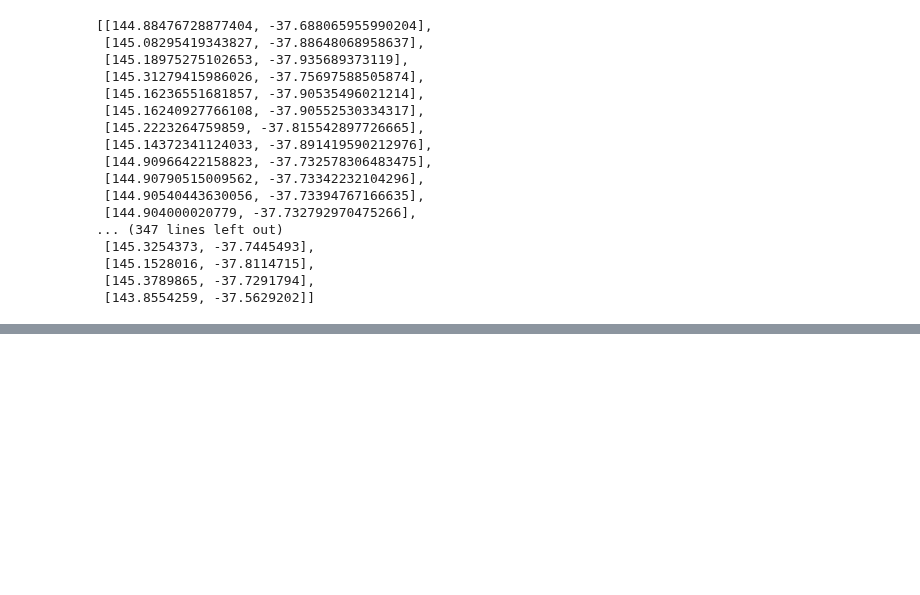
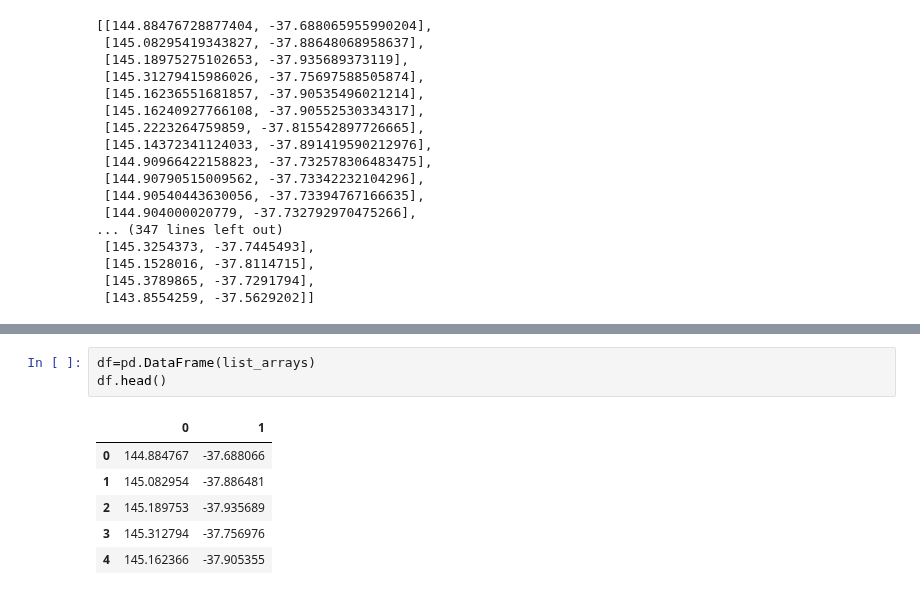
Before and after one commit to MAST30034-Applied-Data-Science/generic-real-estate-consulting-project-group-22, a Jupyter notebook: notebooks/overpass.ipynb, the cells around one changed output, grey strips where cells are left out. Saved outputs shown, nothing was run; the diff lists cells and outputs as text; blank space fills up the shorter version.

```diff
--- a/notebooks/overpass.ipynb
+++ b/notebooks/overpass.ipynb
@@ -101,0 +112,10 @@ list_arrays
+# %%
+df=pd.DataFrame(list_arrays)
+df.head()
+# %% [output]
+|  | 0 | 1 |
+| 0 | 144.884767 | -37.688066 |
+| 1 | 145.082954 | -37.886481 |
+| 2 | 145.189753 | -37.935689 |
+| 3 | 145.312794 | -37.756976 |
+| 4 | 145.162366 | -37.905355 |
```
Also changed, not shown: parts of 3 cells of this notebook.
